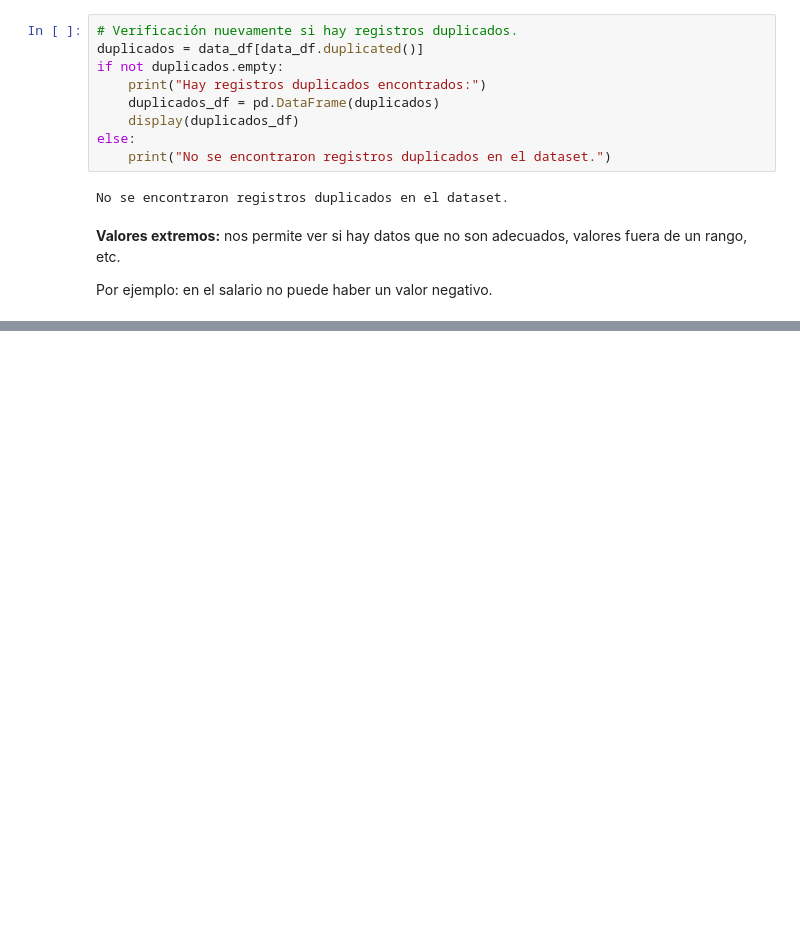
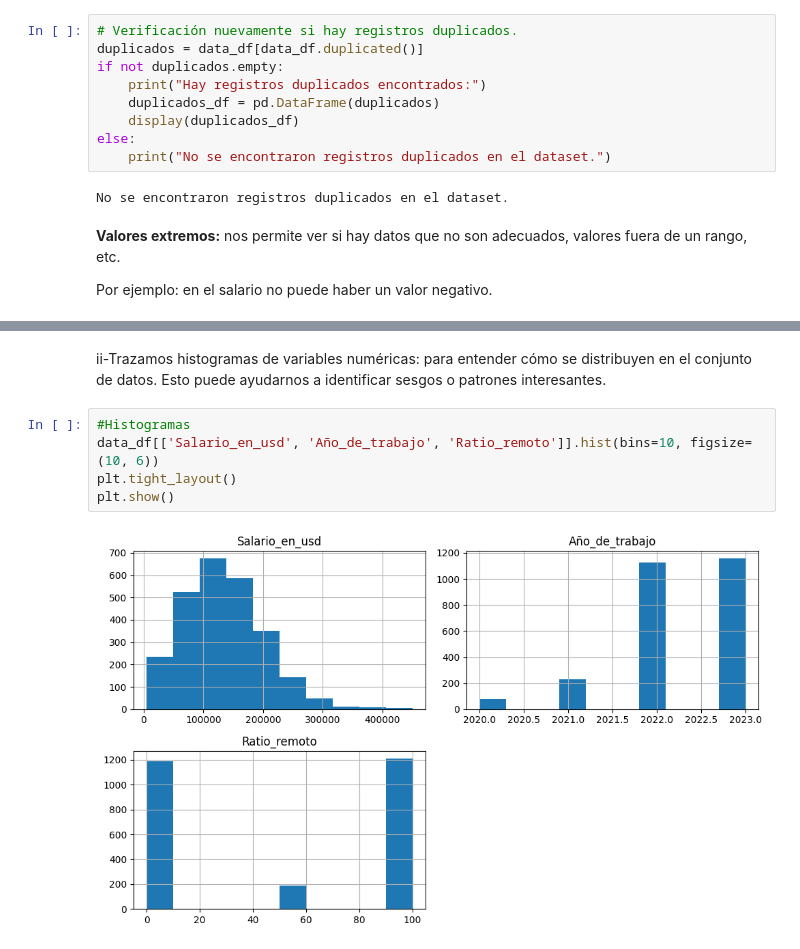
Before and after one commit to Diego-wert89/GrupoN18-PD, a Jupyter notebook: Notebook_code/Proyecto_final_grupo_n18.ipynb, the cells around one changed output, grey strips where cells are left out. Cells and saved outputs as stored; diff of their text form; blank space fills up the shorter version.

```diff
--- a/Notebook_code/Proyecto_final_grupo_n18.ipynb
+++ b/Notebook_code/Proyecto_final_grupo_n18.ipynb
@@ -223,0 +395,9 @@ Por ejemplo: en el salario no puede haber un valor negativo.
+# %% [markdown]
+ii-Trazamos histogramas de variables numéricas: para entender cómo se distribuyen en el conjunto de datos. Esto puede ayudarnos a identificar sesgos o patrones interesantes.
+# %%
+#Histogramas
+data_df[['Salario_en_usd', 'Año_de_trabajo', 'Ratio_remoto']].hist(bins=10, figsize=(10, 6))
+plt.tight_layout()
+plt.show()
+# %% [output]
+[figure, added]
```
Also changed, not shown: parts of 40 cells of this notebook.
